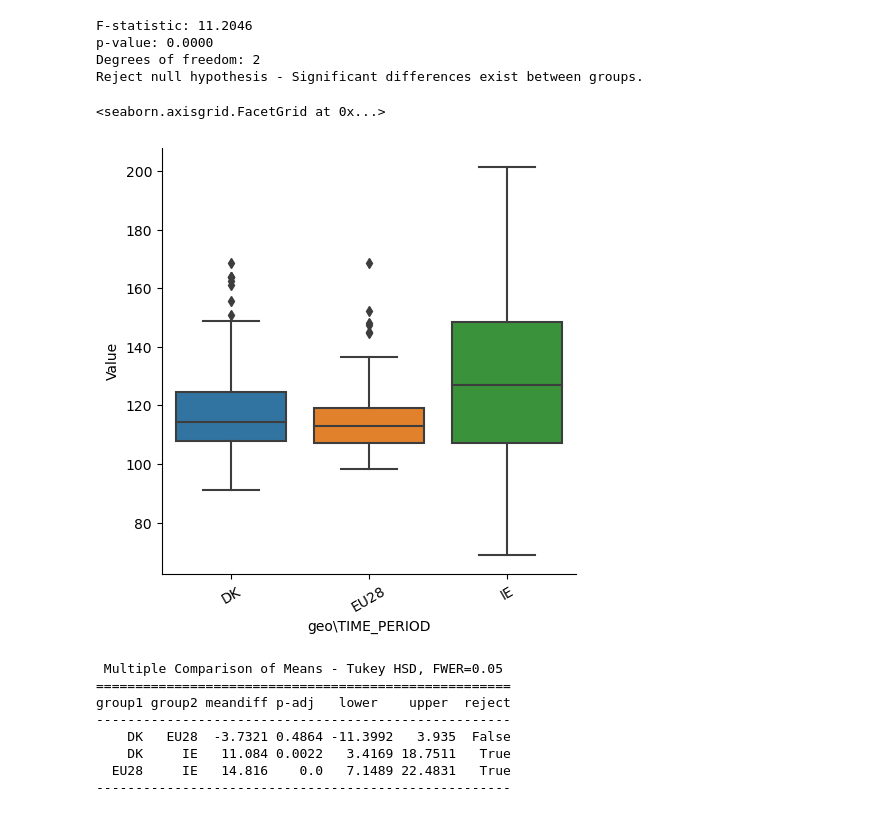
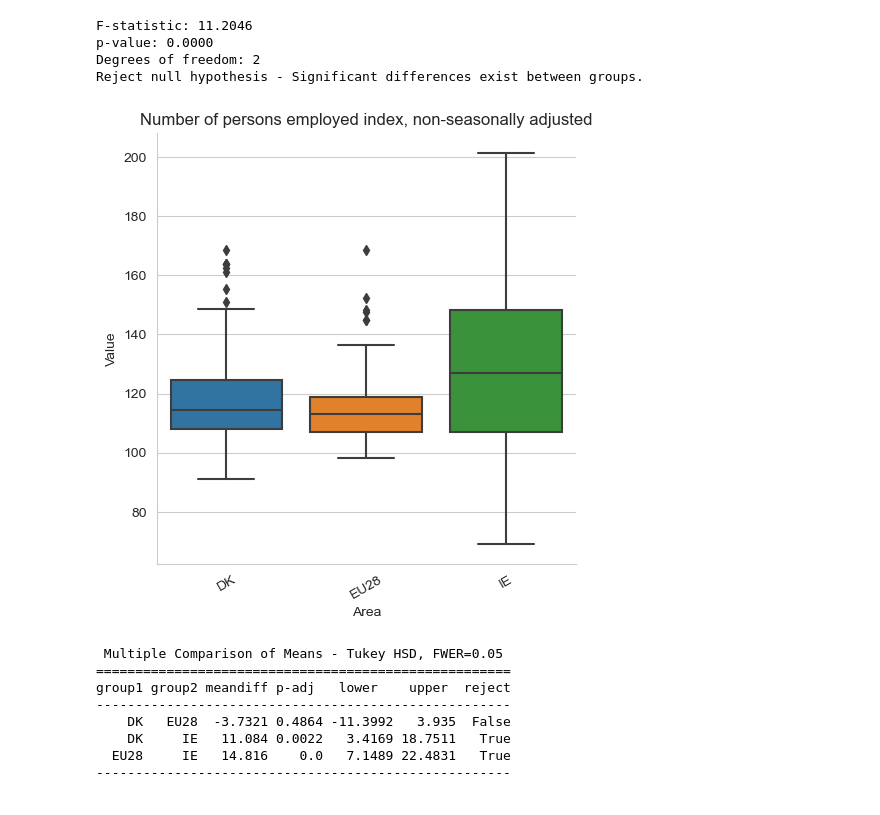
Before and after one commit to paulr28/MSc_DA_CA2, a Jupyter notebook: Explortation_1.ipynb, the cells around one changed output. Cells and saved outputs as stored; diff of their text form; code cells hidden in the pictures.

```diff
--- a/Explortation_1.ipynb
+++ b/Explortation_1.ipynb
@@ -465,11 +531,14 @@ p-value: 0.0000
 Degrees of freedom: 2
 Reject null hypothesis - Significant differences exist between groups.
 # %%
-#Show the diferences between the groups using a boxplot with slanted x-axis labels
+#Show the diferences between the groups using a boxplot
+sns.set_style("whitegrid")
 sns.catplot(x="geo\\TIME_PERIOD", y="Value", kind="box", data=df_Anova).set_xticklabels(rotation=30)
+plt.xlabel('Area')
+plt.title('Number of persons employed index, non-seasonally adjusted')
+plt.show()
 # %% [output]
-<seaborn.axisgrid.FacetGrid at 0x...>
-[figure, old version]
+[figure, new version]
 # %%
 # Perform a Tukey's Range Test to determine which groups are significantly different from each other
 from statsmodels.stats.multicomp import pairwise_tukeyhsd
```
Also changed, not shown: parts of 43 cells of this notebook, 2 other files.
